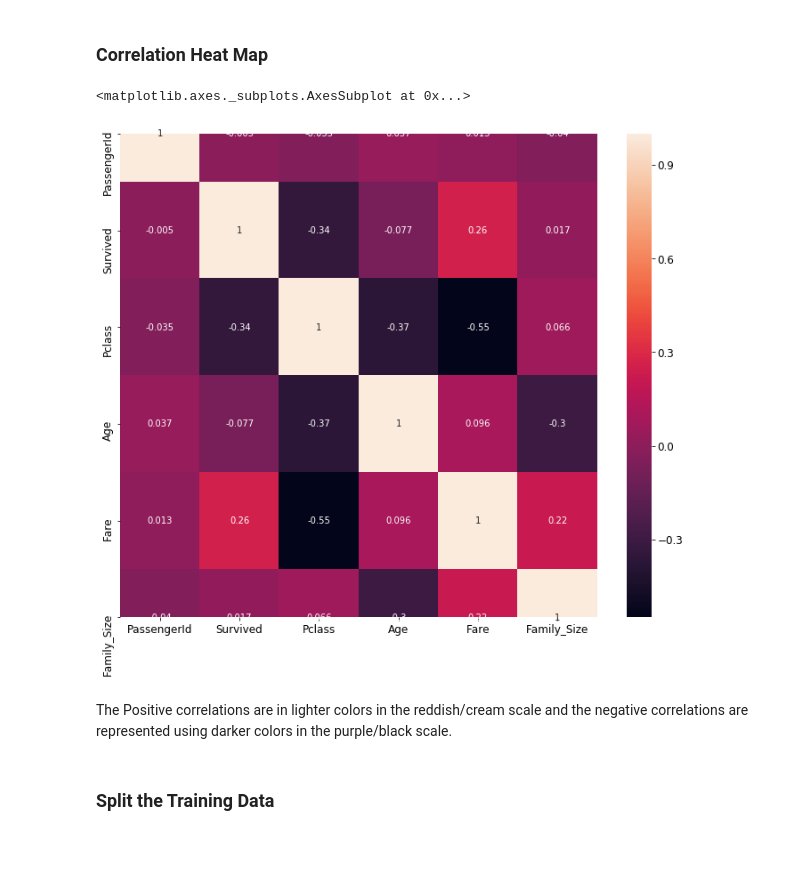
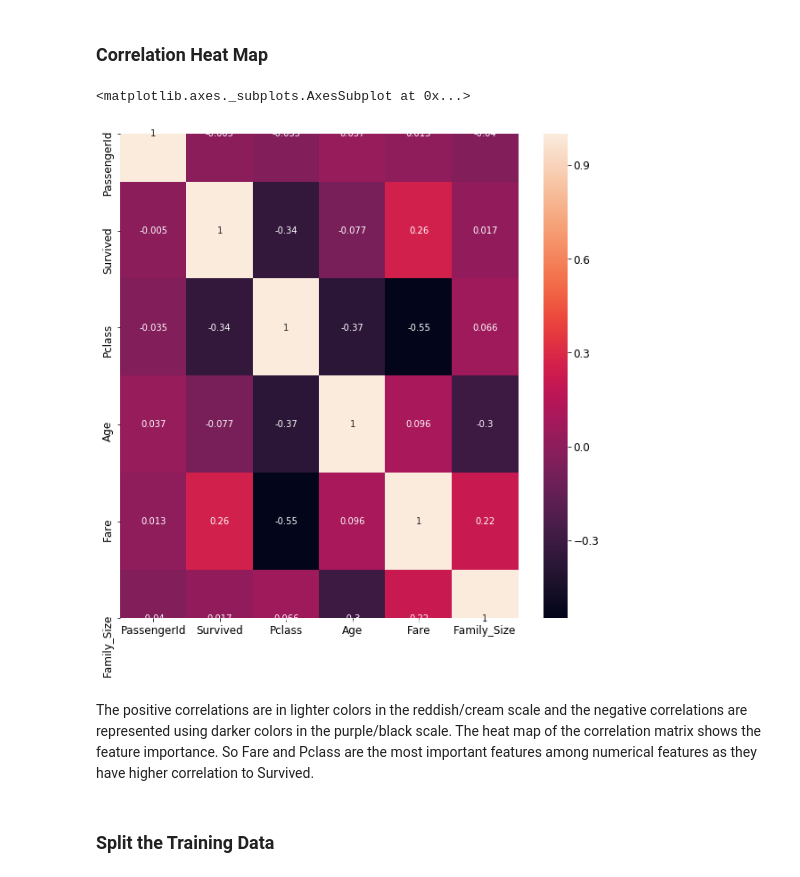
Before and after one commit to mmohseni1/Titanic_ML_Project, a Jupyter notebook: titanic_ml_project.ipynb, the cells around one changed output. Drawn from its saved outputs; the diff is of its cells as text; code cells hidden in the pictures; blank space fills up the shorter version.

```diff
--- a/titanic_ml_project.ipynb
+++ b/titanic_ml_project.ipynb
@@ -247,6 +254,6 @@ Index(['PassengerId', 'Survived', 'Pclass', 'Name', 'Sex', 'Age', 'SibSp',
 # %%
-# Drop the columns that we feel are not that relevant to our model from train and test data
-columns_to_drop = ['Name', 'Ticket', 'Cabin', 'SibSp', 'Parch']
+# Drop the columns that we feel are not that relevant to our model from train data
+columns_to_drop = ['Name', 'SibSp', 'Parch', 'Cabin', 'Ticket']
 
 df_train = df_train.drop(columns = columns_to_drop)
 # %%
@@ -291,14 +298,14 @@ Text(0, 0.5, 'Age')
 # %%
 df_train_corr = df_train.corr()
 
-fig. ax = plt.subplots(figsize = (12,10))
+fig. ax = plt.subplots(figsize = (10,10))
 
 sns.heatmap(df_train_corr, annot=True)
 # %% [output]
 <matplotlib.axes._subplots.AxesSubplot at 0x...>
-[figure, old version]
+[figure, new version]
 # %% [markdown]
-The Positive correlations are in lighter colors in the reddish/cream scale and the negative correlations are represented using darker colors in the purple/black scale.
+The positive correlations are in lighter colors in the reddish/cream scale and the negative correlations are represented using darker colors in the purple/black scale. The heat map of the correlation matrix shows the feature importance. So Fare and Pclass are the most important features among numerical features as they have higher correlation to Survived.
 # %% [markdown]
 ### Split the Training Data
 # %%
```
Also changed, not shown: parts of 24 cells of this notebook.
